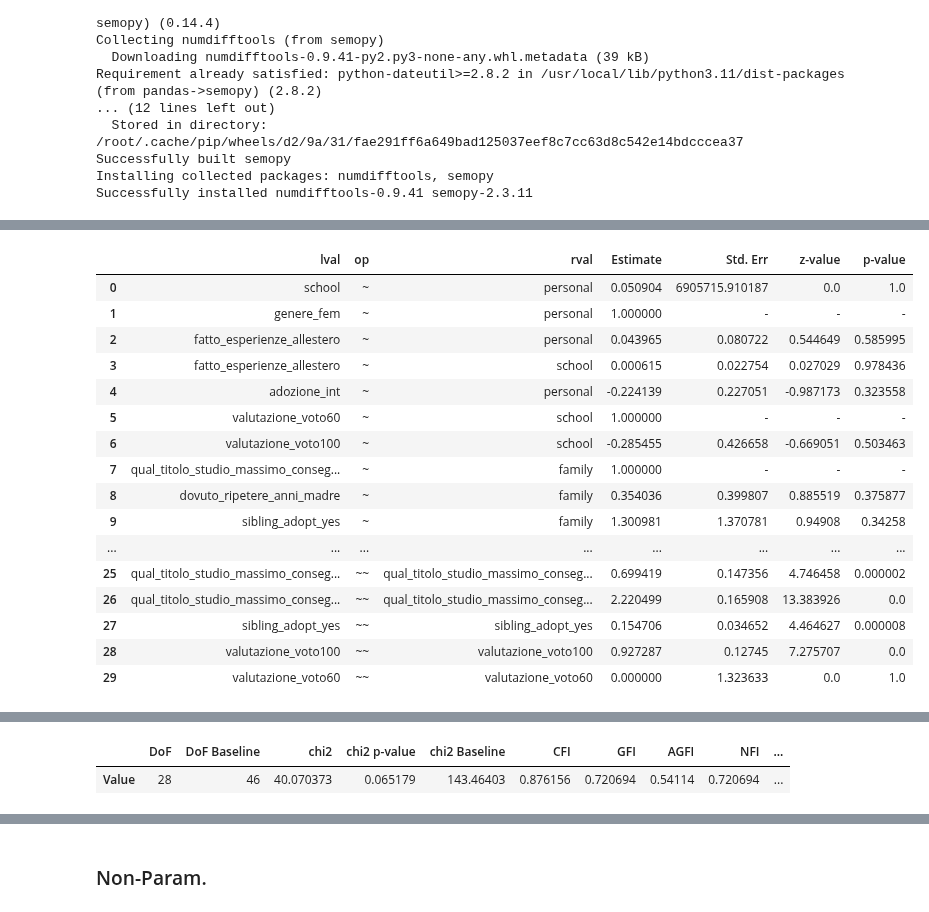
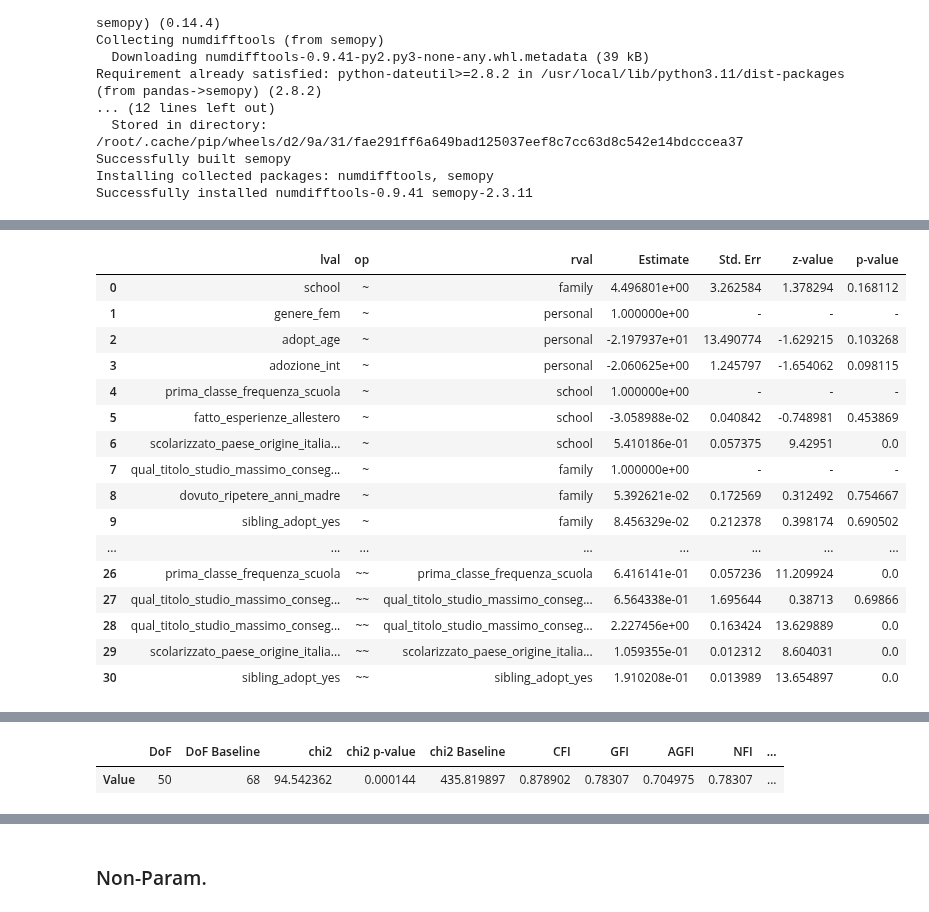
Before and after one commit to arina19-2000/unimi, a Jupyter notebook: tesi/adult_dataset.ipynb, the cells around one changed output, grey strips where cells are left out. Saved outputs shown, nothing was run; the diff lists cells and outputs as text; code cells hidden in the pictures.

```diff
--- a/tesi/adult_dataset.ipynb
+++ b/tesi/adult_dataset.ipynb
@@ -30,6 +30,7 @@ df_adults
 373 rows × 28 columns
 # %%
 df_adults['qual_titolo_studio_massimo_conseguito'] = df_adults['qual_titolo_studio_massimo_conseguito'].replace({7: 6, 8: 6, 1: 2,  0.5: 2})
+df_adults['dovuto_ripetere_anni_padre'] = df_adults['dovuto_ripetere_anni_padre'].replace({1:2})
 # %% [markdown]
 1. Nessun titolo/Licenza elementare o frequentazione della sola scuola primaria
 2. Licenza di scuola secondaria di primo grado (precedentemente denominata licenza media inferiore)
@@ -79,3 +80,6 @@ Successfully installed PyWavelets-1.8.0 dacite-1.9.2 htmlmin-0.1.12 imagehash-4.
 # from ydata_profiling import ProfileReport
 # profile = ProfileReport(df_adults, title="Profiling Report")
 # profile.to_widgets()
+# %%
+df_adults['valutazione_voto100'] = df_adults['valutazione_voto60'].where(df_adults['valutazione_voto60'] != 0, df_adults['valutazione_voto100'])
+df_adults.drop(columns=['valutazione_voto60'], inplace=True)
@@ -81,0 +102,4 @@ Successfully installed PyWavelets-1.8.0 dacite-1.9.2 htmlmin-0.1.12 imagehash-4.
+# %%
+mean_adopt_age = df_adults.loc[df_adults['adopt_age'] <= 18, 'adopt_age'].mean()
+df_adults.loc[df_adults['adopt_age'] > 18, 'adopt_age'] = mean_adopt_age
+print(df_adults['adopt_age'].value_counts())
@@ -110,16 +155,31 @@ Missing values:
 from scipy.stats import zscore
 
 target_column = "qual_titolo_studio_massimo_conseguito"
-
 numeric_cols = df_cleaned.select_dtypes(include=[np.number]).columns.tolist()
 numeric_cols = [col for col in numeric_cols if col != target_column]
+
+# Compute Z-scores
 z_scores = df_cleaned[numeric_cols].apply(zscore, nan_policy='omit')
 
-outlier_rows = df_cleaned[(z_scores > 3).any(axis=1) | (z_scores < -3).any(axis=1)]
+# Identify outliers (boolean mask)
+outlier_mask = (z_scores > 3) | (z_scores < -3)
 
+# Iterate through numeric columns and clip only outlier rows
 for col in numeric_cols:
     upper_bound = df_cleaned[col].mean() + 3 * df_cleaned[col].std()
     lower_bound = df_cleaned[col].mean() - 3 * df_cleaned[col].std()
-    outlier_rows.loc[:, col] =outlier_rows[col].clip(lower=lower_bound, upper=upper_bound)
-df_cleaned.update(outlier_rows)
+
+    # Update only rows that are outliers
+    df_cleaned.loc[outlier_mask[col], col] = np.clip(df_cleaned.loc[outlier_mask[col], col], lower_bound, upper_bound)
+
+# Recompute Z-scores to verify if outliers are handled
+z_scores_after = df_cleaned[numeric_cols].apply(zscore, nan_policy='omit')
+outliers_remaining = (z_scores_after > 3) | (z_scores_after < -3)
+outlier_counts_after = outliers_remaining.sum()
+
+# Summarize outliers after processing
+outlier_summary_after = pd.DataFrame({
+    "Column": numeric_cols,
+    "Outlier Count": outlier_counts_after
+}).sort_values(by="Outlier Count", ascending=False)
 # %%
@@ -833,38 +898,36 @@ model.inspect()
 # %%
 sem_model_desc = """
-personal =~ genere_fem + fatto_esperienze_allestero + adozione_int
-school =~ valutazione_voto60 + valutazione_voto100 + fatto_esperienze_allestero
+personal =~ genere_fem + adopt_age + adozione_int
+school =~ prima_classe_frequenza_scuola + fatto_esperienze_allestero + scolarizzato_paese_origine_italia_inclusa
 family =~ qual_titolo_studio_massimo_conseguito_madre + dovuto_ripetere_anni_madre+sibling_adopt_yes
 
 qual_titolo_studio_massimo_conseguito ~ personal + school + family
-qual_titolo_studio_massimo_conseguito ~ presenza_patologie_certificate_sensi_104_comma_1_comma_3_1992
-school ~ personal
+qual_titolo_studio_massimo_conseguito ~ presenza_patologie_certificate_sensi_104_comma_1_comma_3_1992 + presenza_certificazione_sensi_l170_2010
+school ~ family
+school ~~ presenza_patologie_certificate_sensi_104_comma_1_comma_3_1992 + presenza_certificazione_sensi_l170_2010
 
-school ~~ family
-personal ~~ school
-school ~~ presenza_patologie_certificate_sensi_104_comma_1_comma_3_1992
 """
 model = Model(sem_model_desc)
 model.fit(df_cleaned, obj="DWLS", solver="SLSQP")
 model.inspect()
 # %% [output]
 |  | lval | op | rval | Estimate | Std. Err | z-value | p-value |
-| 0 | school | ~ | personal | 0.050904 | 6905715.910187 | 0.0 | 1.0 |
-| 1 | genere_fem | ~ | personal | 1.000000 | - | - | - |
-| 2 | fatto_esperienze_allestero | ~ | personal | 0.043965 | 0.080722 | 0.544649 | 0.585995 |
-| 3 | fatto_esperienze_allestero | ~ | school | 0.000615 | 0.022754 | 0.027029 | 0.978436 |
-| 4 | adozione_int | ~ | personal | -0.224139 | 0.227051 | -0.987173 | 0.323558 |
-| 5 | valutazione_voto60 | ~ | school | 1.000000 | - | - | - |
-| 6 | valutazione_voto100 | ~ | school | -0.285455 | 0.426658 | -0.669051 | 0.503463 |
-| 7 | qual_titolo_studio_massimo_conseg... | ~ | family | 1.000000 | - | - | - |
-| 8 | dovuto_ripetere_anni_madre | ~ | family | 0.354036 | 0.399807 | 0.885519 | 0.375877 |
-| 9 | sibling_adopt_yes | ~ | family | 1.300981 | 1.370781 | 0.94908 | 0.34258 |
+| 0 | school | ~ | family | 4.496801e+00 | 3.262584 | 1.378294 | 0.168112 |
+| 1 | genere_fem | ~ | personal | 1.000000e+00 | - | - | - |
+| 2 | adopt_age | ~ | personal | -2.197937e+01 | 13.490774 | -1.629215 | 0.103268 |
+| 3 | adozione_int | ~ | personal | -2.060625e+00 | 1.245797 | -1.654062 | 0.098115 |
+| 4 | prima_classe_frequenza_scuola | ~ | school | 1.000000e+00 | - | - | - |
+| 5 | fatto_esperienze_allestero | ~ | school | -3.058988e-02 | 0.040842 | -0.748981 | 0.453869 |
+| 6 | scolarizzato_paese_origine_italia... | ~ | school | 5.410186e-01 | 0.057375 | 9.42951 | 0.0 |
+| 7 | qual_titolo_studio_massimo_conseg... | ~ | family | 1.000000e+00 | - | - | - |
+| 8 | dovuto_ripetere_anni_madre | ~ | family | 5.392621e-02 | 0.172569 | 0.312492 | 0.754667 |
+| 9 | sibling_adopt_yes | ~ | family | 8.456329e-02 | 0.212378 | 0.398174 | 0.690502 |
 | ... | ... | ... | ... | ... | ... | ... | ... |
-| 25 | qual_titolo_studio_massimo_conseg... | ~~ | qual_titolo_studio_massimo_conseg... | 0.699419 | 0.147356 | 4.746458 | 0.000002 |
-| 26 | qual_titolo_studio_massimo_conseg... | ~~ | qual_titolo_studio_massimo_conseg... | 2.220499 | 0.165908 | 13.383926 | 0.0 |
-| 27 | sibling_adopt_yes | ~~ | sibling_adopt_yes | 0.154706 | 0.034652 | 4.464627 | 0.000008 |
-| 28 | valutazione_voto100 | ~~ | valutazione_voto100 | 0.927287 | 0.12745 | 7.275707 | 0.0 |
-| 29 | valutazione_voto60 | ~~ | valutazione_voto60 | 0.000000 | 1.323633 | 0.0 | 1.0 |
+| 26 | prima_classe_frequenza_scuola | ~~ | prima_classe_frequenza_scuola | 6.416141e-01 | 0.057236 | 11.209924 | 0.0 |
+| 27 | qual_titolo_studio_massimo_conseg... | ~~ | qual_titolo_studio_massimo_conseg... | 6.564338e-01 | 1.695644 | 0.38713 | 0.69866 |
+| 28 | qual_titolo_studio_massimo_conseg... | ~~ | qual_titolo_studio_massimo_conseg... | 2.227456e+00 | 0.163424 | 13.629889 | 0.0 |
+| 29 | scolarizzato_paese_origine_italia... | ~~ | scolarizzato_paese_origine_italia... | 1.059355e-01 | 0.012312 | 8.604031 | 0.0 |
+| 30 | sibling_adopt_yes | ~~ | sibling_adopt_yes | 1.910208e-01 | 0.013989 | 13.654897 | 0.0 |
 # %%
 from semopy import calc_stats, semplot
 
@@ -877,7 +940,7 @@ from semopy import calc_stats
 calc_stats(model)
 # %% [output]
 |  | DoF | DoF Baseline | chi2 | chi2 p-value | chi2 Baseline | CFI | GFI | AGFI | NFI | ... |
-| Value | 28 | 46 | 40.070373 | 0.065179 | 143.46403 | 0.876156 | 0.720694 | 0.54114 | 0.720694 | ... |
+| Value | 50 | 68 | 94.542362 | 0.000144 | 435.819897 | 0.878902 | 0.78307 | 0.704975 | 0.78307 | ... |
 # %%
 sem_model_desc = """
 personal =~ genere_fem + fatto_esperienze_allestero + adozione_int
```
Also changed, not shown: parts of 34 cells of this notebook.
